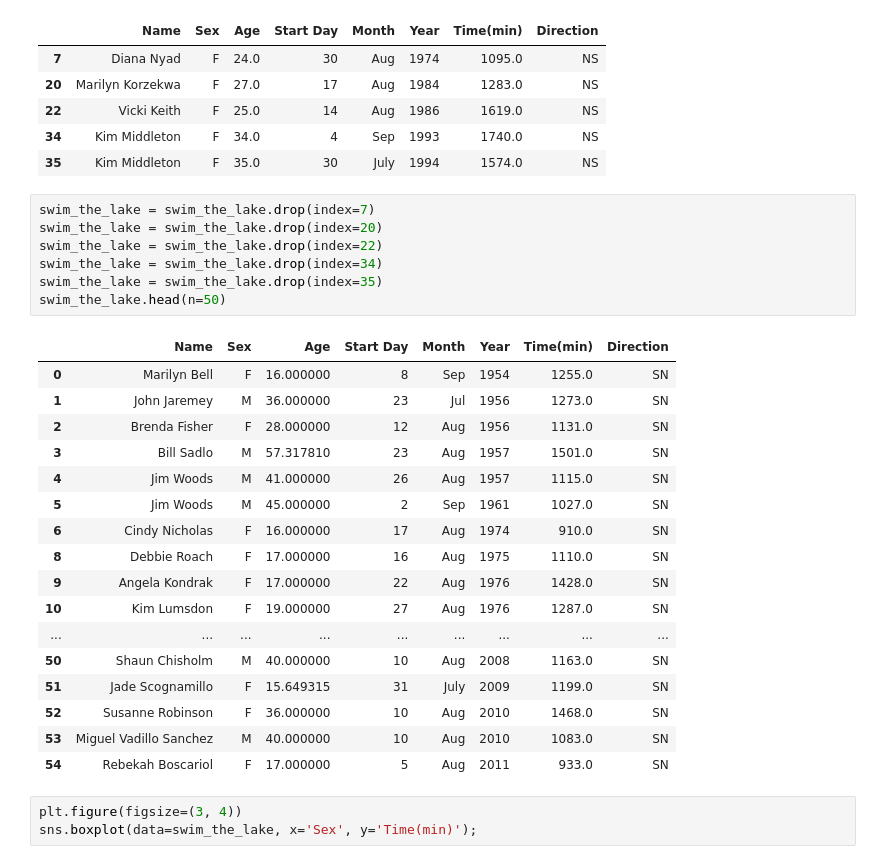
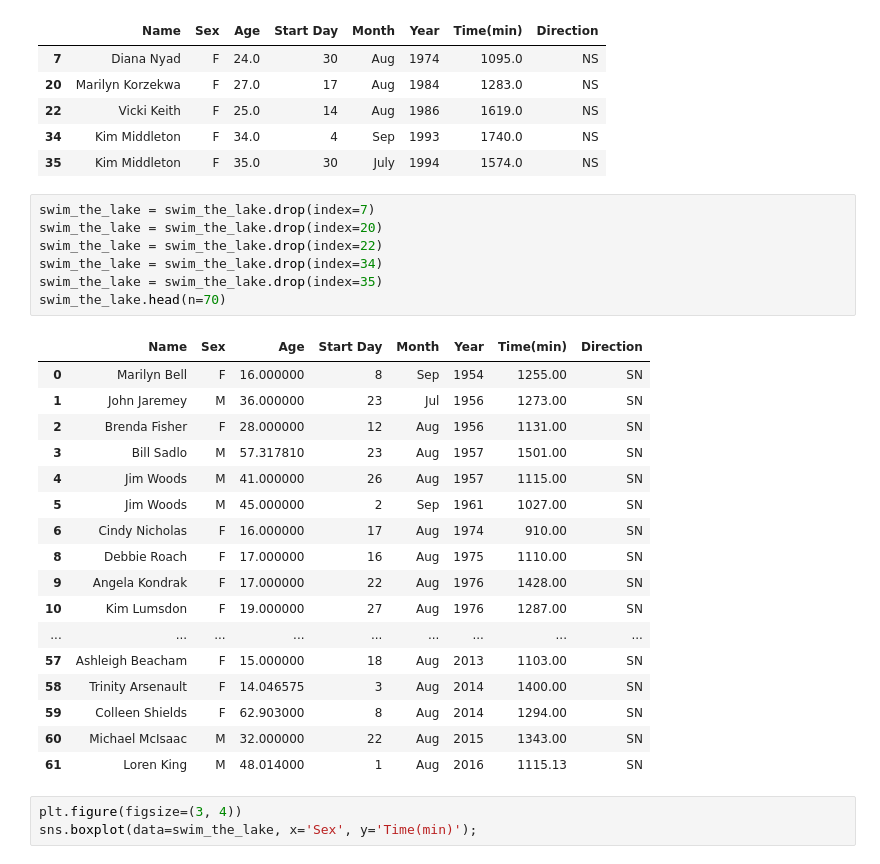
Before and after one commit to StephenDSNYC/IS5, a Jupyter notebook: exercise/ch17/exercise_79_80.ipynb, the cells around one changed output. Cells and saved outputs as stored; diff of their text form.

```diff
--- a/exercise/ch17/exercise_79_80.ipynb
+++ b/exercise/ch17/exercise_79_80.ipynb
@@ -262,28 +262,28 @@ swim_the_lake[swim_the_lake.Direction=='NS']
 # %%
 swim_the_lake = swim_the_lake.drop(index=7)
 swim_the_lake = swim_the_lake.drop(index=20)
 swim_the_lake = swim_the_lake.drop(index=22)
 swim_the_lake = swim_the_lake.drop(index=34)
 swim_the_lake = swim_the_lake.drop(index=35)
-swim_the_lake.head(n=50)
+swim_the_lake.head(n=70)
 # %% [output]
 |  | Name | Sex | Age | Start Day | Month | Year | Time(min) | Direction |
-| 0 | Marilyn Bell | F | 16.000000 | 8 | Sep | 1954 | 1255.0 | SN |
-| 1 | John Jaremey | M | 36.000000 | 23 | Jul | 1956 | 1273.0 | SN |
-| 2 | Brenda Fisher | F | 28.000000 | 12 | Aug | 1956 | 1131.0 | SN |
-| 3 | Bill Sadlo | M | 57.317810 | 23 | Aug | 1957 | 1501.0 | SN |
-| 4 | Jim Woods | M | 41.000000 | 26 | Aug | 1957 | 1115.0 | SN |
-| 5 | Jim Woods | M | 45.000000 | 2 | Sep | 1961 | 1027.0 | SN |
-| 6 | Cindy Nicholas | F | 16.000000 | 17 | Aug | 1974 | 910.0 | SN |
-| 8 | Debbie Roach | F | 17.000000 | 16 | Aug | 1975 | 1110.0 | SN |
-| 9 | Angela Kondrak | F | 17.000000 | 22 | Aug | 1976 | 1428.0 | SN |
-| 10 | Kim Lumsdon | F | 19.000000 | 27 | Aug | 1976 | 1287.0 | SN |
+| 0 | Marilyn Bell | F | 16.000000 | 8 | Sep | 1954 | 1255.00 | SN |
+| 1 | John Jaremey | M | 36.000000 | 23 | Jul | 1956 | 1273.00 | SN |
+| 2 | Brenda Fisher | F | 28.000000 | 12 | Aug | 1956 | 1131.00 | SN |
+| 3 | Bill Sadlo | M | 57.317810 | 23 | Aug | 1957 | 1501.00 | SN |
+| 4 | Jim Woods | M | 41.000000 | 26 | Aug | 1957 | 1115.00 | SN |
+| 5 | Jim Woods | M | 45.000000 | 2 | Sep | 1961 | 1027.00 | SN |
+| 6 | Cindy Nicholas | F | 16.000000 | 17 | Aug | 1974 | 910.00 | SN |
+| 8 | Debbie Roach | F | 17.000000 | 16 | Aug | 1975 | 1110.00 | SN |
+| 9 | Angela Kondrak | F | 17.000000 | 22 | Aug | 1976 | 1428.00 | SN |
+| 10 | Kim Lumsdon | F | 19.000000 | 27 | Aug | 1976 | 1287.00 | SN |
 | ... | ... | ... | ... | ... | ... | ... | ... | ... |
-| 50 | Shaun Chisholm | M | 40.000000 | 10 | Aug | 2008 | 1163.0 | SN |
-| 51 | Jade Scognamillo | F | 15.649315 | 31 | July | 2009 | 1199.0 | SN |
-| 52 | Susanne Robinson | F | 36.000000 | 10 | Aug | 2010 | 1468.0 | SN |
-| 53 | Miguel Vadillo Sanchez | M | 40.000000 | 10 | Aug | 2010 | 1083.0 | SN |
-| 54 | Rebekah Boscariol | F | 17.000000 | 5 | Aug | 2011 | 933.0 | SN |
+| 57 | Ashleigh Beacham | F | 15.000000 | 18 | Aug | 2013 | 1103.00 | SN |
+| 58 | Trinity Arsenault | F | 14.046575 | 3 | Aug | 2014 | 1400.00 | SN |
+| 59 | Colleen Shields | F | 62.903000 | 8 | Aug | 2014 | 1294.00 | SN |
+| 60 | Michael McIsaac | M | 32.000000 | 22 | Aug | 2015 | 1343.00 | SN |
+| 61 | Loren King | M | 48.014000 | 1 | Aug | 2016 | 1115.13 | SN |
 # %%
 plt.figure(figsize=(3, 4))
 sns.boxplot(data=swim_the_lake, x='Sex', y='Time(min)');
```
Also changed, not shown: parts of 11 cells of this notebook.
